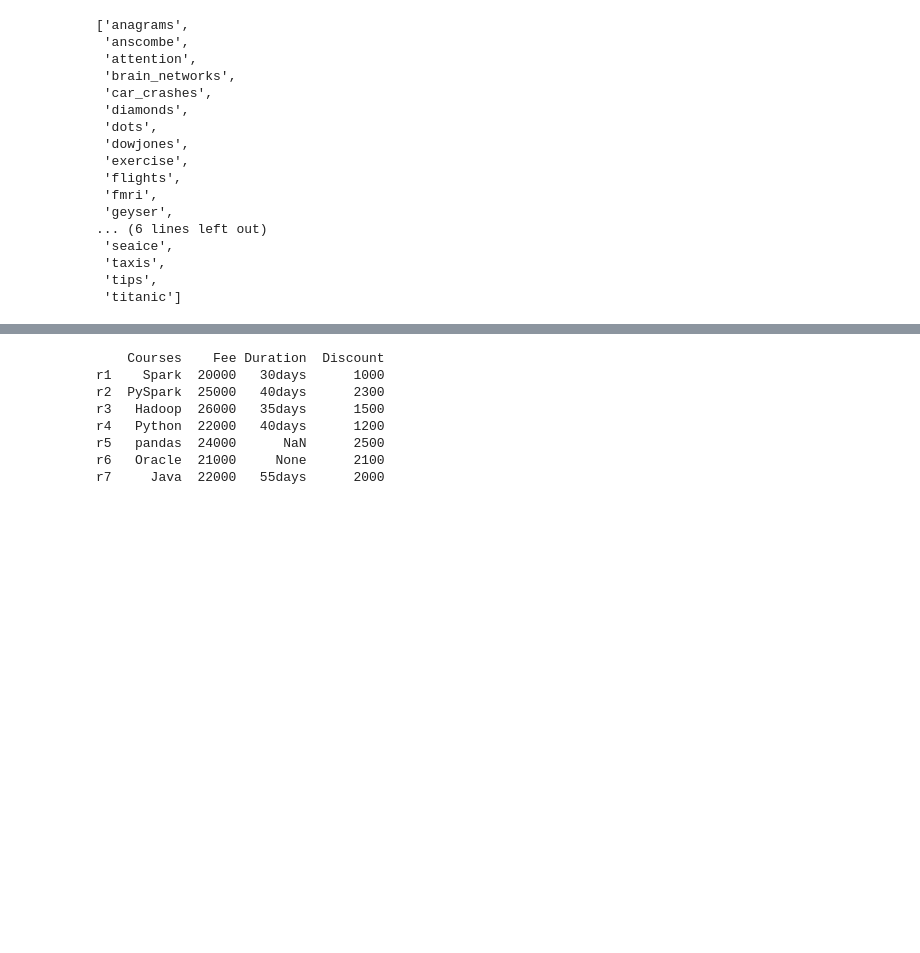
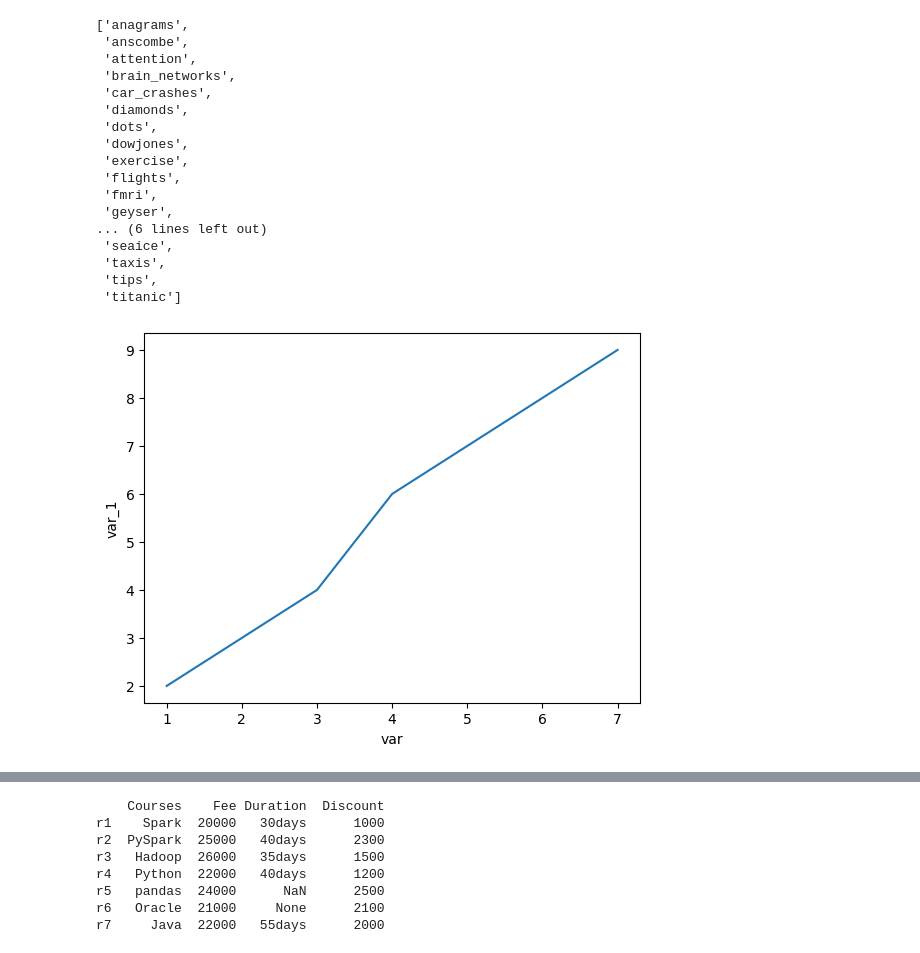
Before and after one commit to maheshkshi400/juypter, a Jupyter notebook: seaborn_1.ipynb, the cells around one changed output, grey strips where cells are left out. Saved outputs shown, nothing was run; the diff lists cells and outputs as text; code cells hidden in the pictures; blank space fills up the shorter version.

```diff
--- a/seaborn_1.ipynb
+++ b/seaborn_1.ipynb
@@ -19,3 +19,19 @@ sns.get_dataset_names()
  'taxis',
  'tips',
  'titanic']
+# %%
+import pandas as pd
+import numpy as np
+import matplotlib.pyplot as plt
+import seaborn as sns
+
+var = [1,2,3,4,5,6,7]
+var_1= [2,3,4,6,7,8,9]
+
+x_1 = pd.DataFrame({"var":var,"var_1":var_1})
+
+sns.lineplot(x="var",y="var_1",data=x_1)
+
+plt.show()
+# %% [output]
+[figure, added]
```
Also changed, not shown: parts of 11 cells of this notebook, 3 other files.
